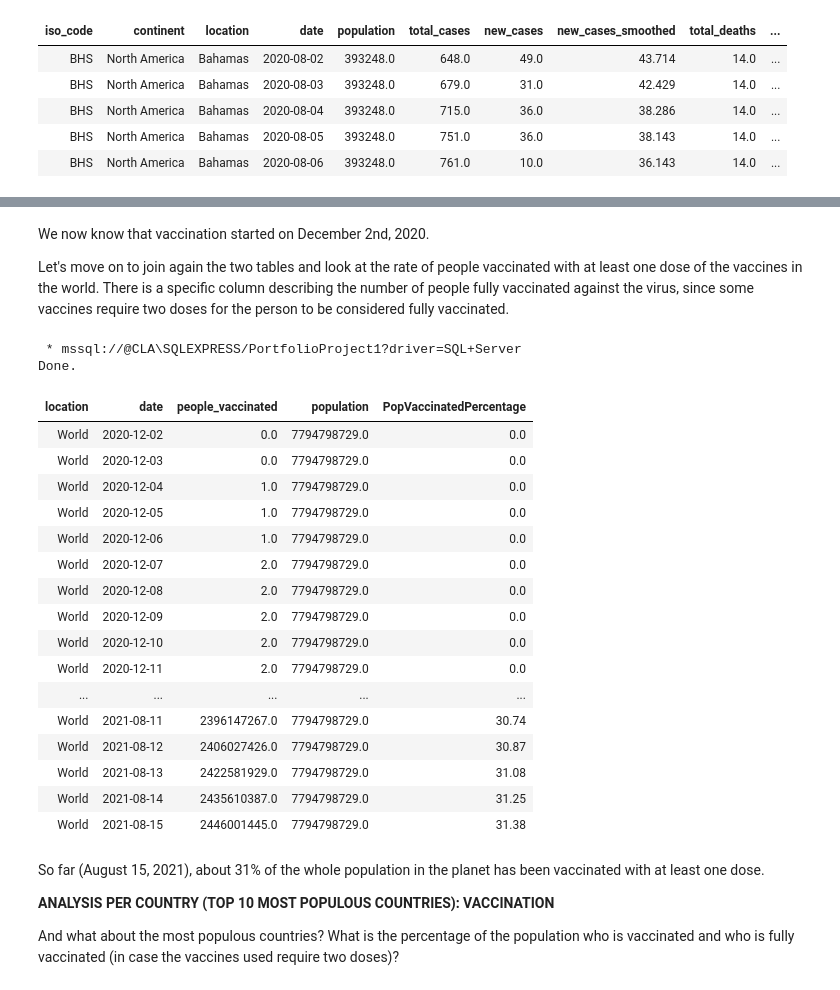
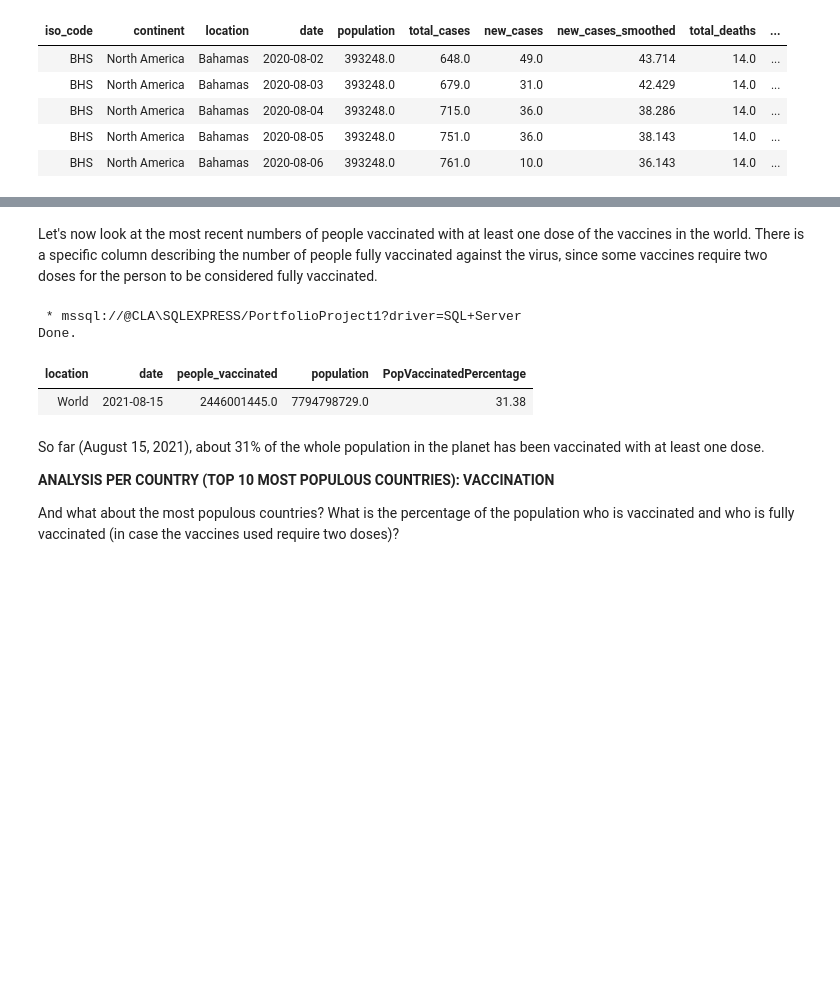
Before and after one commit to clayamakita/project_1_sql_data_exploration, a Jupyter notebook: Portfolio Project 1 - SQL Data Exploration.ipynb, the cells around one changed output, grey strips where cells are left out. Cells and saved outputs as stored; diff of their text form; code cells hidden in the pictures; blank space fills up the shorter version.

```diff
--- a/Portfolio Project 1 - SQL Data Exploration.ipynb
+++ b/Portfolio Project 1 - SQL Data Exploration.ipynb
@@ -430,40 +398,23 @@ Done.
 # %% [markdown]
-We now know that vaccination started on December 2nd, 2020.
-
-Let's move on to join again the two tables and look at the rate of people vaccinated with at least one dose of the vaccines in the world. There is a specific column describing the number of people fully vaccinated against the virus, since some vaccines require two doses for the person to be considered fully vaccinated.
+Let's now look at the most recent numbers of people vaccinated with at least one dose of the vaccines in the world. There is a specific column describing the number of people fully vaccinated against the virus, since some vaccines require two doses for the person to be considered fully vaccinated.
 # %%
 %%sql
-SELECT
+SELECT TOP 1
     vac.location,
     vac.date,
     vac.people_vaccinated,
     dea.population,
     ROUND((vac.people_vaccinated / dea.population) * 100, 2) AS PopVaccinatedPercentage
 FROM CovidVaccinations vac
 JOIN CovidDeaths dea
     ON vac.location = dea.location
     AND vac.date = dea.date
 WHERE vac.location = 'World'
-AND vac.date > '2020-12-01';
+ORDER BY date DESC;
 # %% [output]
  * mssql://@CLA\SQLEXPRESS/PortfolioProject1?driver=SQL+Server
 Done.
 | location | date | people_vaccinated | population | PopVaccinatedPercentage |
-| World | 2020-12-02 | 0.0 | 7794798729.0 | 0.0 |
-| World | 2020-12-03 | 0.0 | 7794798729.0 | 0.0 |
-| World | 2020-12-04 | 1.0 | 7794798729.0 | 0.0 |
-| World | 2020-12-05 | 1.0 | 7794798729.0 | 0.0 |
-| World | 2020-12-06 | 1.0 | 7794798729.0 | 0.0 |
-| World | 2020-12-07 | 2.0 | 7794798729.0 | 0.0 |
-| World | 2020-12-08 | 2.0 | 7794798729.0 | 0.0 |
-| World | 2020-12-09 | 2.0 | 7794798729.0 | 0.0 |
-| World | 2020-12-10 | 2.0 | 7794798729.0 | 0.0 |
-| World | 2020-12-11 | 2.0 | 7794798729.0 | 0.0 |
-| ... | ... | ... | ... | ... |
-| World | 2021-08-11 | 2396147267.0 | 7794798729.0 | 30.74 |
-| World | 2021-08-12 | 2406027426.0 | 7794798729.0 | 30.87 |
-| World | 2021-08-13 | 2422581929.0 | 7794798729.0 | 31.08 |
-| World | 2021-08-14 | 2435610387.0 | 7794798729.0 | 31.25 |
 | World | 2021-08-15 | 2446001445.0 | 7794798729.0 | 31.38 |
 # %% [markdown]
 So far (August 15, 2021), about 31% of the whole population in the planet has been vaccinated with at least one dose.
```
Also changed, not shown: parts of 9 cells of this notebook.
